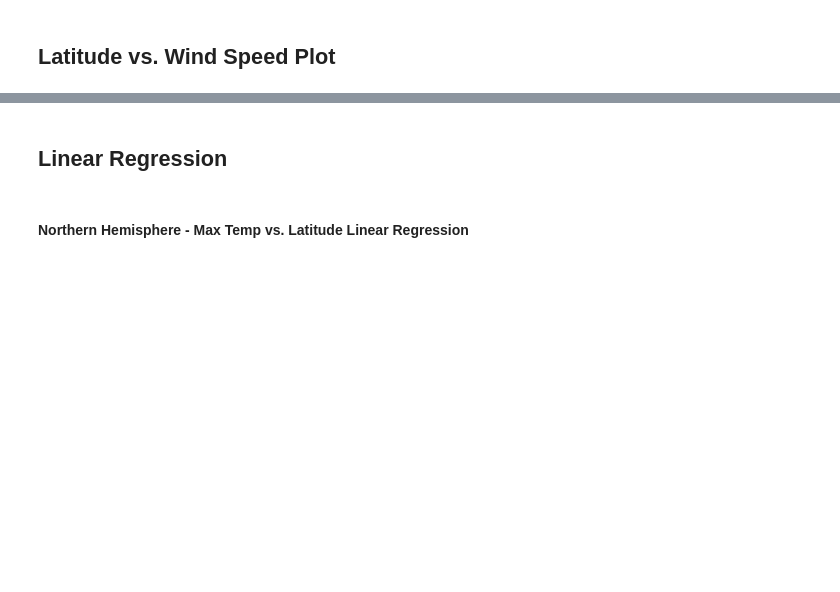
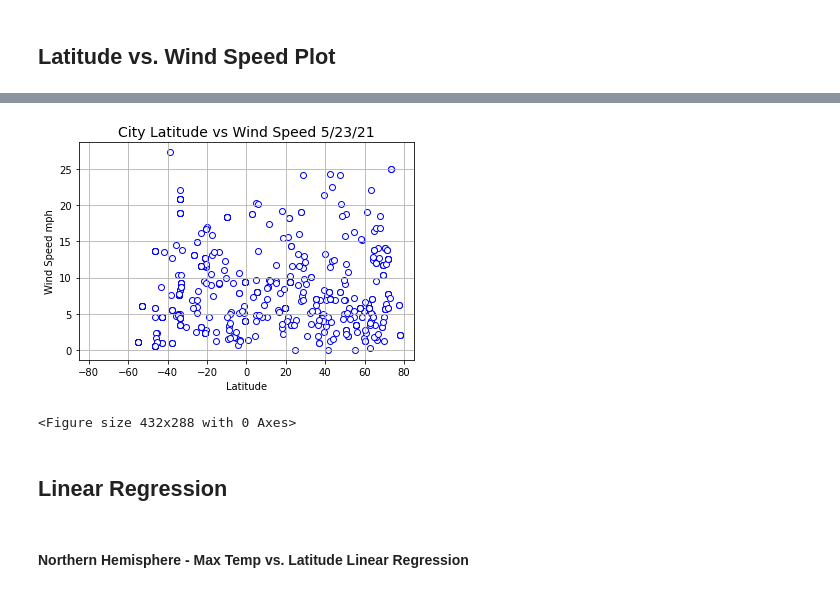
Before and after one commit to adamholcomb/python-api-challenge, a Jupyter notebook: WeatherPy/WeatherPy.ipynb, the cells around one changed output, grey strips where cells are left out. Cells and saved outputs as stored; diff of their text form; code cells hidden in the pictures; blank space fills up the shorter version.

```diff
--- a/WeatherPy/WeatherPy.ipynb
+++ b/WeatherPy/WeatherPy.ipynb
@@ -269,3 +288,16 @@ plt.show(temp_plot)
+# %%
+wind_plot = plt.scatter(data_df["Lat"],data_df["Wind Speed"],facecolors="white",edgecolors="blue")
+plt.xlabel("Latitude")
+plt.ylabel("Wind Speed mph")
+plt.title("City Latitude vs Wind Speed 5/23/21",size=14)
+plt.xlim(-85,85)
+plt.grid()
+
+plt.show(temp_plot)
+plt.savefig("Lat_Wind Speed.png")
+# %% [output]
+[figure, added]
+<Figure size 432x288 with 0 Axes>
 # %% [markdown]
 ## Linear Regression
 # %% [markdown]
```
Also changed, not shown: parts of 6 cells of this notebook, 4 other files.
